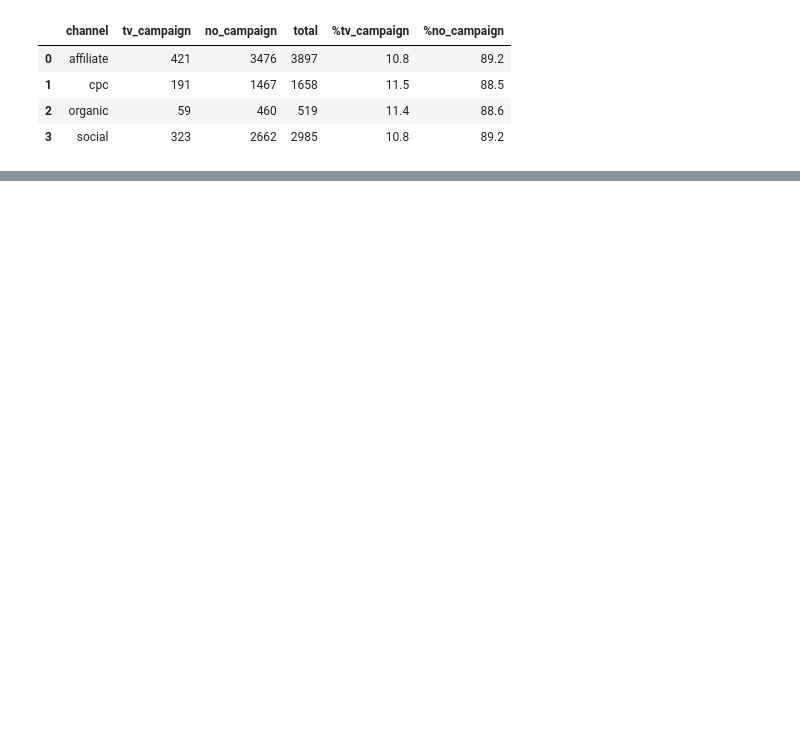
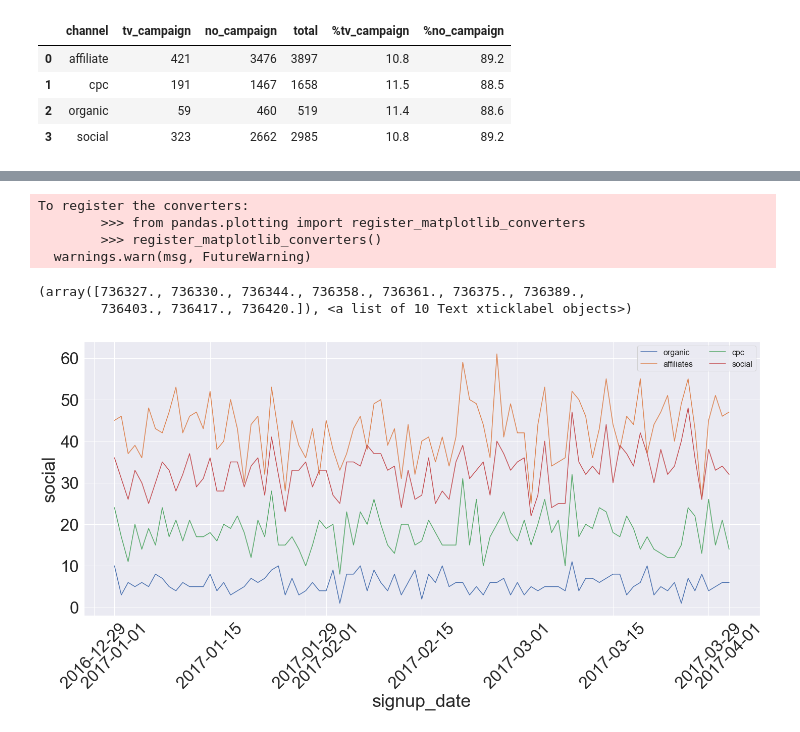
Before and after one commit to xinnyp/marketing_analysis, a Jupyter notebook: campaign_analysis.ipynb, the cells around one changed output, grey strips where cells are left out. Drawn from its saved outputs; the diff is of its cells as text; code cells hidden in the pictures; blank space fills up the shorter version.

```diff
--- a/campaign_analysis.ipynb
+++ b/campaign_analysis.ipynb
@@ -88,0 +93,16 @@ for item in ([bottom_plot.xaxis.label, bottom_plot.yaxis.label] +
+# %%
+signups_by_day_df = merged.groupby(['signup_date', 'campaign']).agg({'cpc':'sum', 'affiliate':'sum', 'organic':'sum', 'social':'sum','userid':'count'}).reset_index()
+signups_by_day_df = signups_by_day_df.rename({'userid': 'total_signups'}, axis=1)
+
+for campaign in ['organic', 'affiliate', 'cpc', 'social']:
+    ax = sns.lineplot(data=signups_by_day_df, x='signup_date', y=campaign)
+plt.legend(['organic', 'affiliates', 'cpc', 'social'], loc=1, ncol = 2, prop={'size':16})
+plt.xticks(rotation=45)
+# %% [output]
+To register the converters:
+        >>> from pandas.plotting import register_matplotlib_converters
+        >>> register_matplotlib_converters()
+  warnings.warn(msg, FutureWarning)
+(array([736327., 736330., 736344., 736358., 736361., 736375., 736389.,
+        736403., 736417., 736420.]), <a list of 10 Text xticklabel objects>)
+[figure, added]
```
Also changed, not shown: parts of 12 cells of this notebook, 1 other file.
